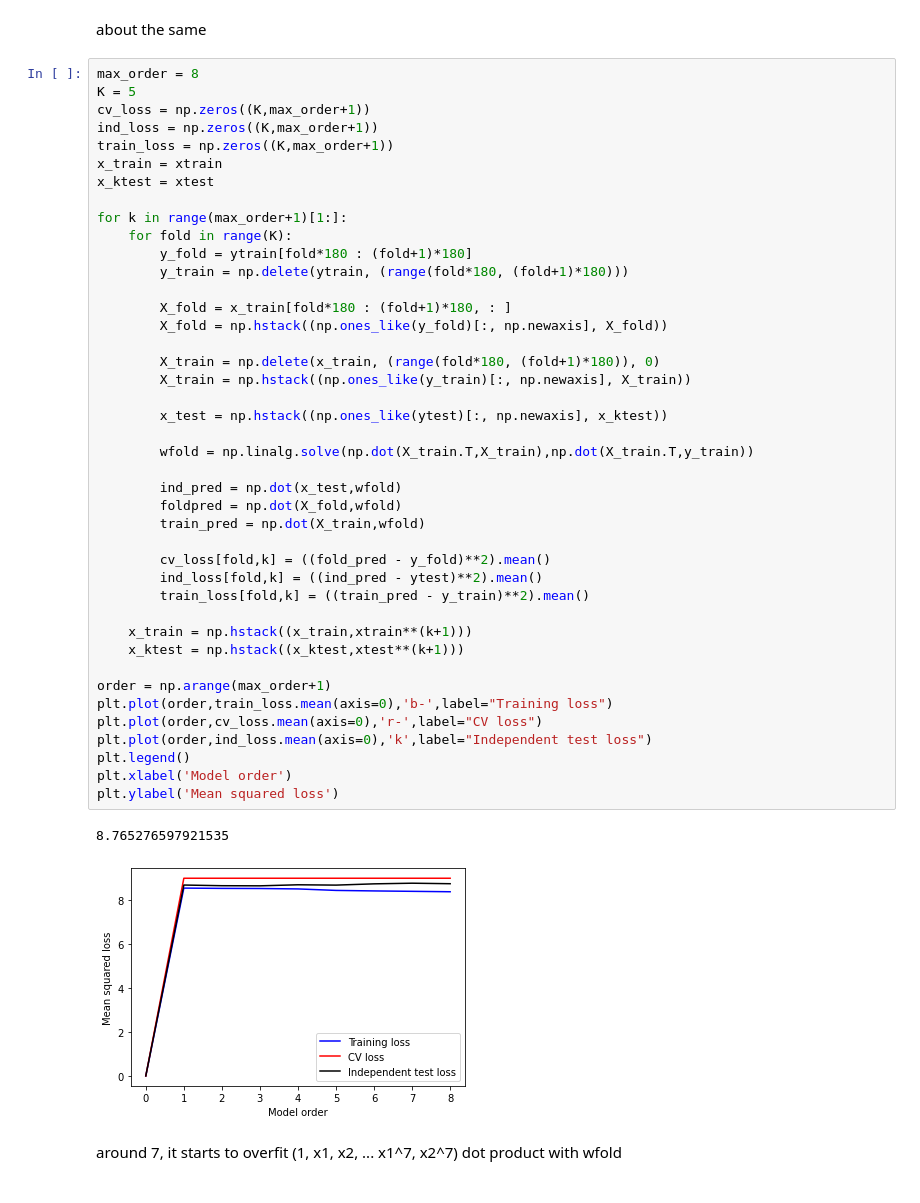
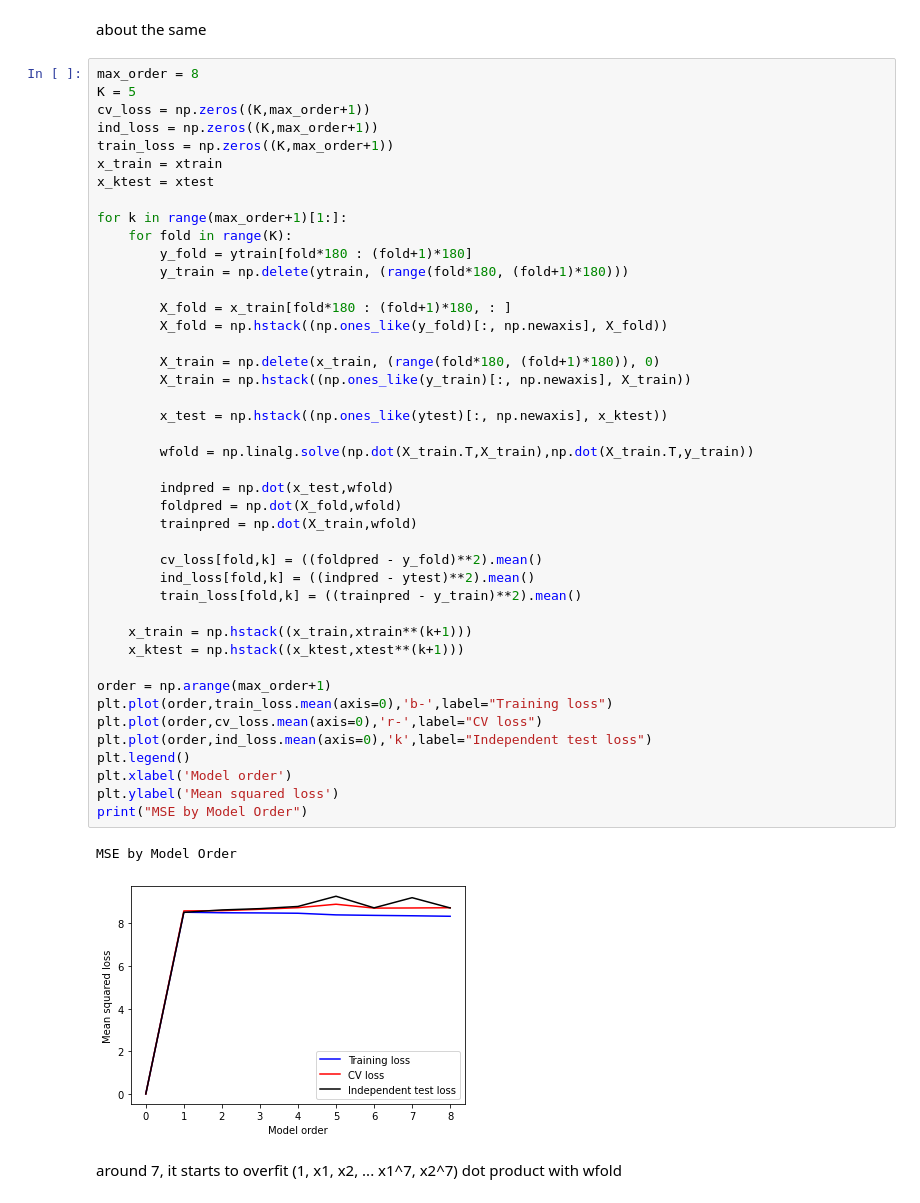
Before and after one commit to sudo-update/proj2-cpsc483, a Jupyter notebook: project2.ipynb, the cells around one changed output. Drawn from its saved outputs; the diff is of its cells as text.

```diff
--- a/project2.ipynb
+++ b/project2.ipynb
@@ -219,40 +167,41 @@ x_ktest = xtest
 
 for k in range(max_order+1)[1:]:
     for fold in range(K):
         y_fold = ytrain[fold*180 : (fold+1)*180]
         y_train = np.delete(ytrain, (range(fold*180, (fold+1)*180)))
 
         X_fold = x_train[fold*180 : (fold+1)*180, : ]
         X_fold = np.hstack((np.ones_like(y_fold)[:, np.newaxis], X_fold))
 
         X_train = np.delete(x_train, (range(fold*180, (fold+1)*180)), 0)
         X_train = np.hstack((np.ones_like(y_train)[:, np.newaxis], X_train))
 
         x_test = np.hstack((np.ones_like(ytest)[:, np.newaxis], x_ktest))
 
         wfold = np.linalg.solve(np.dot(X_train.T,X_train),np.dot(X_train.T,y_train))
 
-        ind_pred = np.dot(x_test,wfold)
+        indpred = np.dot(x_test,wfold)
         foldpred = np.dot(X_fold,wfold)
-        train_pred = np.dot(X_train,wfold)
+        trainpred = np.dot(X_train,wfold)
 
-        cv_loss[fold,k] = ((fold_pred - y_fold)**2).mean()
-        ind_loss[fold,k] = ((ind_pred - ytest)**2).mean()
-        train_loss[fold,k] = ((train_pred - y_train)**2).mean()
+        cv_loss[fold,k] = ((foldpred - y_fold)**2).mean()
+        ind_loss[fold,k] = ((indpred - ytest)**2).mean()
+        train_loss[fold,k] = ((trainpred - y_train)**2).mean()
 
     x_train = np.hstack((x_train,xtrain**(k+1)))
     x_ktest = np.hstack((x_ktest,xtest**(k+1)))
 
 order = np.arange(max_order+1)
 plt.plot(order,train_loss.mean(axis=0),'b-',label="Training loss")
 plt.plot(order,cv_loss.mean(axis=0),'r-',label="CV loss")
 plt.plot(order,ind_loss.mean(axis=0),'k',label="Independent test loss")
 plt.legend()
 plt.xlabel('Model order')
 plt.ylabel('Mean squared loss')
+print("MSE by Model Order")
 # %% [output]
-8.765276597921535
+MSE by Model Order
-[figure, old version]
+[figure, new version]
 # %% [markdown]
 around 7, it starts to overfit
 (1, x1, x2, ... x1^7, x2^7) dot product with wfold
```
Also changed, not shown: parts of 11 cells of this notebook.
